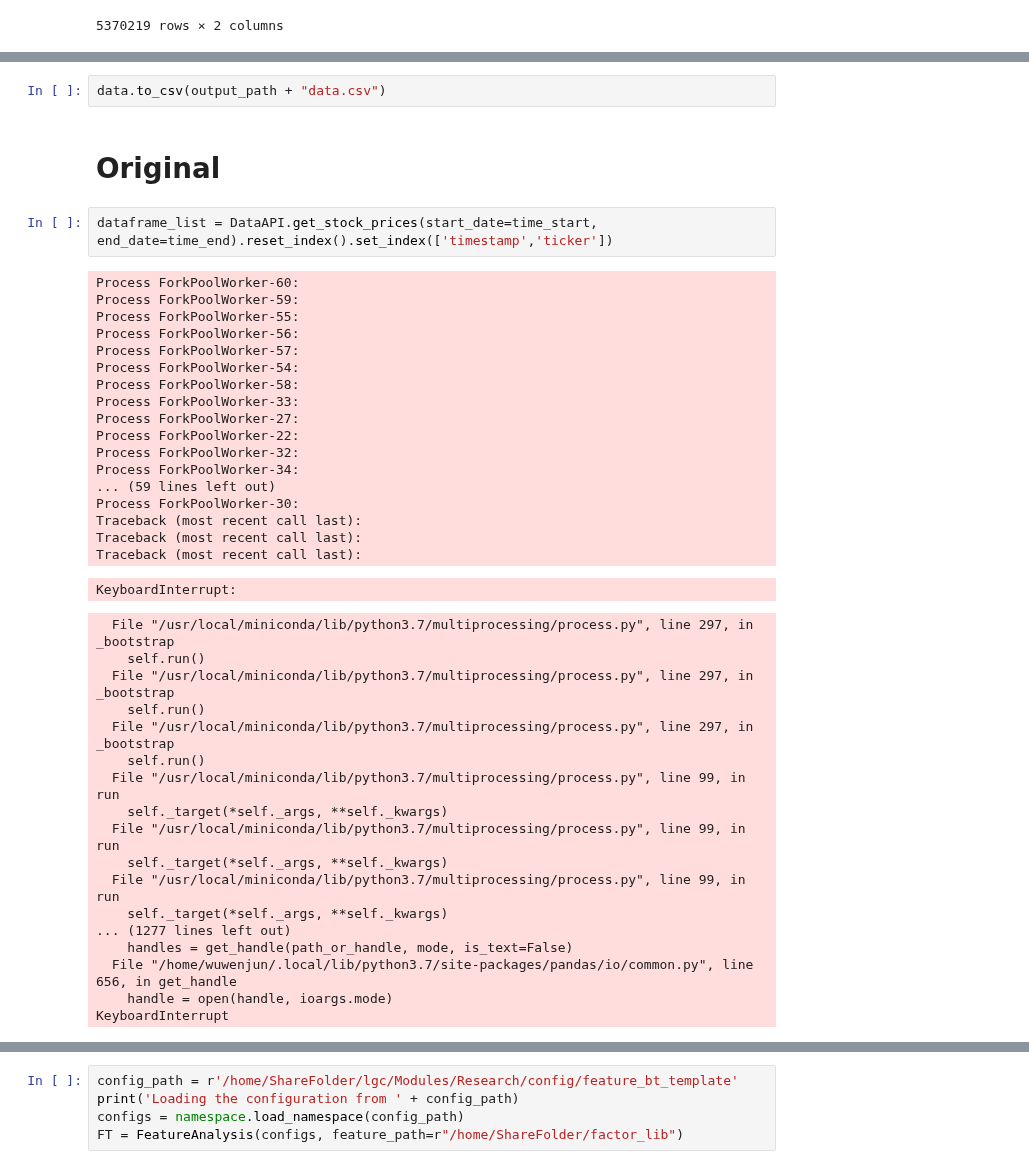
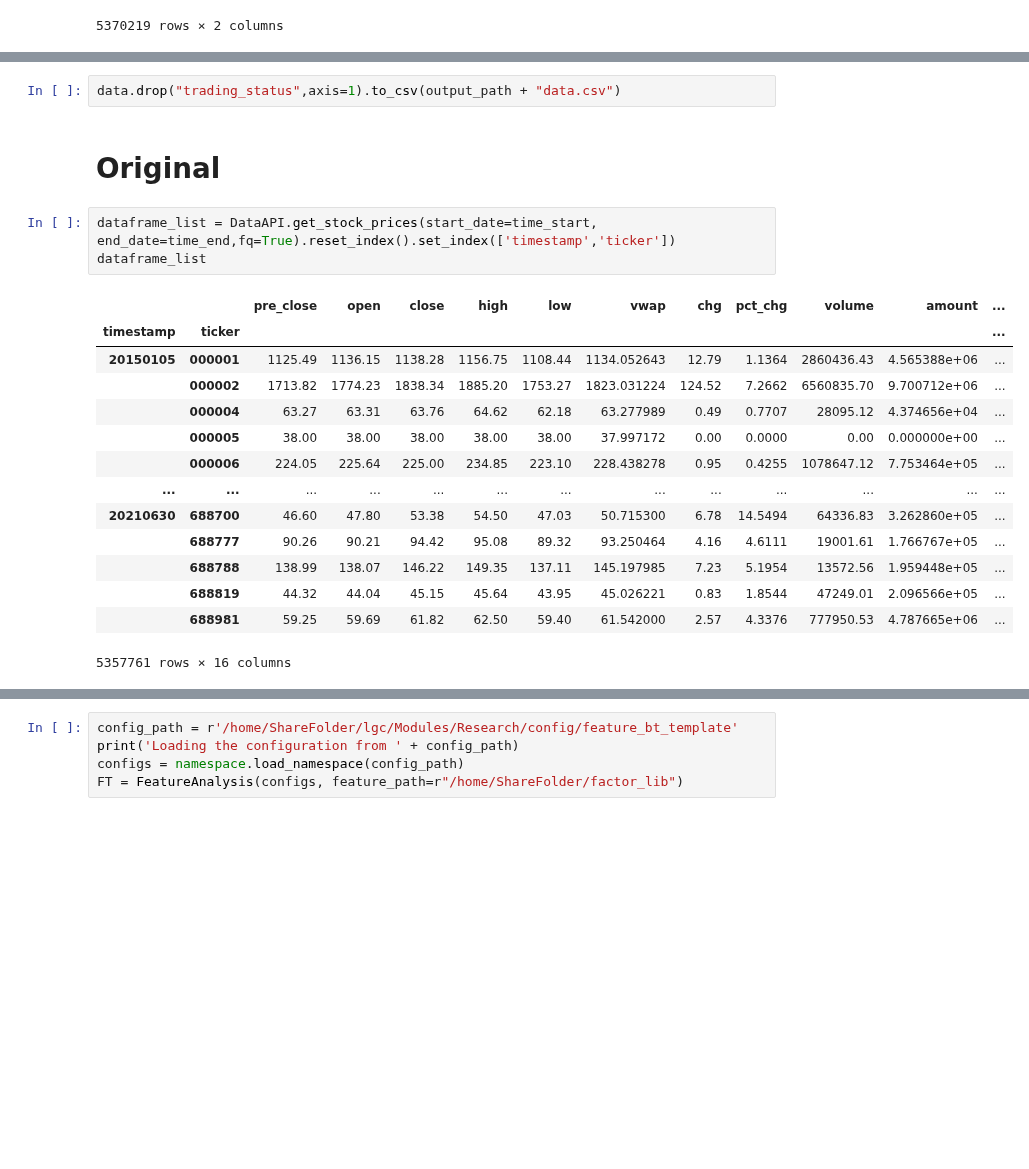
Before and after one commit to June24-Wu/Shannon, a Jupyter notebook: NoteBook/Read Data.ipynb, the cells around one changed output, grey strips where cells are left out. Cells and saved outputs as stored; diff of their text form; blank space fills up the shorter version.

```diff
--- a/NoteBook/Read Data.ipynb
+++ b/NoteBook/Read Data.ipynb
@@ -93,45 +105,25 @@ data = pd.merge(data,return_data,left_index=True,right_index=True,how = "left")
 # %%
-data.to_csv(output_path + "data.csv")
+data.drop("trading_status",axis=1).to_csv(output_path + "data.csv")
 # %% [markdown]
 # Original
 # %%
-dataframe_list = DataAPI.get_stock_prices(start_date=time_start, end_date=time_end).reset_index().set_index(['timestamp','ticker'])
+dataframe_list = DataAPI.get_stock_prices(start_date=time_start, end_date=time_end,fq=True).reset_index().set_index(['timestamp','ticker'])
+dataframe_list
 # %% [output]
+|  |  | pre_close | open | close | high | low | vwap | chg | pct_chg | volume | amount | ... |
+| timestamp | ticker |  |  |  |  |  |  |  |  |  |  | ... |
+| 20150105 | 000001 | 1125.49 | 1136.15 | 1138.28 | 1156.75 | 1108.44 | 1134.052643 | 12.79 | 1.1364 | 2860436.43 | 4.565388e+06 | ... |
+|  | 000002 | 1713.82 | 1774.23 | 1838.34 | 1885.20 | 1753.27 | 1823.031224 | 124.52 | 7.2662 | 6560835.70 | 9.700712e+06 | ... |
+|  | 000004 | 63.27 | 63.31 | 63.76 | 64.62 | 62.18 | 63.277989 | 0.49 | 0.7707 | 28095.12 | 4.374656e+04 | ... |
+|  | 000005 | 38.00 | 38.00 | 38.00 | 38.00 | 38.00 | 37.997172 | 0.00 | 0.0000 | 0.00 | 0.000000e+00 | ... |
+|  | 000006 | 224.05 | 225.64 | 225.00 | 234.85 | 223.10 | 228.438278 | 0.95 | 0.4255 | 1078647.12 | 7.753464e+05 | ... |
+| ... | ... | ... | ... | ... | ... | ... | ... | ... | ... | ... | ... | ... |
+| 20210630 | 688700 | 46.60 | 47.80 | 53.38 | 54.50 | 47.03 | 50.715300 | 6.78 | 14.5494 | 64336.83 | 3.262860e+05 | ... |
+|  | 688777 | 90.26 | 90.21 | 94.42 | 95.08 | 89.32 | 93.250464 | 4.16 | 4.6111 | 19001.61 | 1.766767e+05 | ... |
+|  | 688788 | 138.99 | 138.07 | 146.22 | 149.35 | 137.11 | 145.197985 | 7.23 | 5.1954 | 13572.56 | 1.959448e+05 | ... |
+|  | 688819 | 44.32 | 44.04 | 45.15 | 45.64 | 43.95 | 45.026221 | 0.83 | 1.8544 | 47249.01 | 2.096566e+05 | ... |
+|  | 688981 | 59.25 | 59.69 | 61.82 | 62.50 | 59.40 | 61.542000 | 2.57 | 4.3376 | 777950.53 | 4.787665e+06 | ... |
-Process ForkPoolWorker-60:
-Process ForkPoolWorker-59:
-Process ForkPoolWorker-55:
-Process ForkPoolWorker-56:
-Process ForkPoolWorker-57:
-Process ForkPoolWorker-54:
-Process ForkPoolWorker-58:
-Process ForkPoolWorker-33:
-Process ForkPoolWorker-27:
-Process ForkPoolWorker-22:
-Process ForkPoolWorker-32:
-Process ForkPoolWorker-34:
-... (59 lines left out)
-Process ForkPoolWorker-30:
-Traceback (most recent call last):
-Traceback (most recent call last):
-Traceback (most recent call last):
+5357761 rows × 16 columns
-KeyboardInterrupt:
-  File "/usr/local/miniconda/lib/python3.7/multiprocessing/process.py", line 297, in _bootstrap
-    self.run()
-  File "/usr/local/miniconda/lib/python3.7/multiprocessing/process.py", line 297, in _bootstrap
-    self.run()
-  File "/usr/local/miniconda/lib/python3.7/multiprocessing/process.py", line 297, in _bootstrap
-    self.run()
-  File "/usr/local/miniconda/lib/python3.7/multiprocessing/process.py", line 99, in run
-    self._target(*self._args, **self._kwargs)
-  File "/usr/local/miniconda/lib/python3.7/multiprocessing/process.py", line 99, in run
-    self._target(*self._args, **self._kwargs)
-  File "/usr/local/miniconda/lib/python3.7/multiprocessing/process.py", line 99, in run
-    self._target(*self._args, **self._kwargs)
-... (1277 lines left out)
-    handles = get_handle(path_or_handle, mode, is_text=False)
-  File "/home/wuwenjun/.local/lib/python3.7/site-packages/pandas/io/common.py", line 656, in get_handle
-    handle = open(handle, ioargs.mode)
-KeyboardInterrupt
 # %%
 dataframe_list = dataframe_list[feat_list].reset_index()
 time_df = pd.DataFrame(dataframe_list['timestamp'].drop_duplicates())
```
Also changed, not shown: parts of 9 cells of this notebook, 3 other files.
